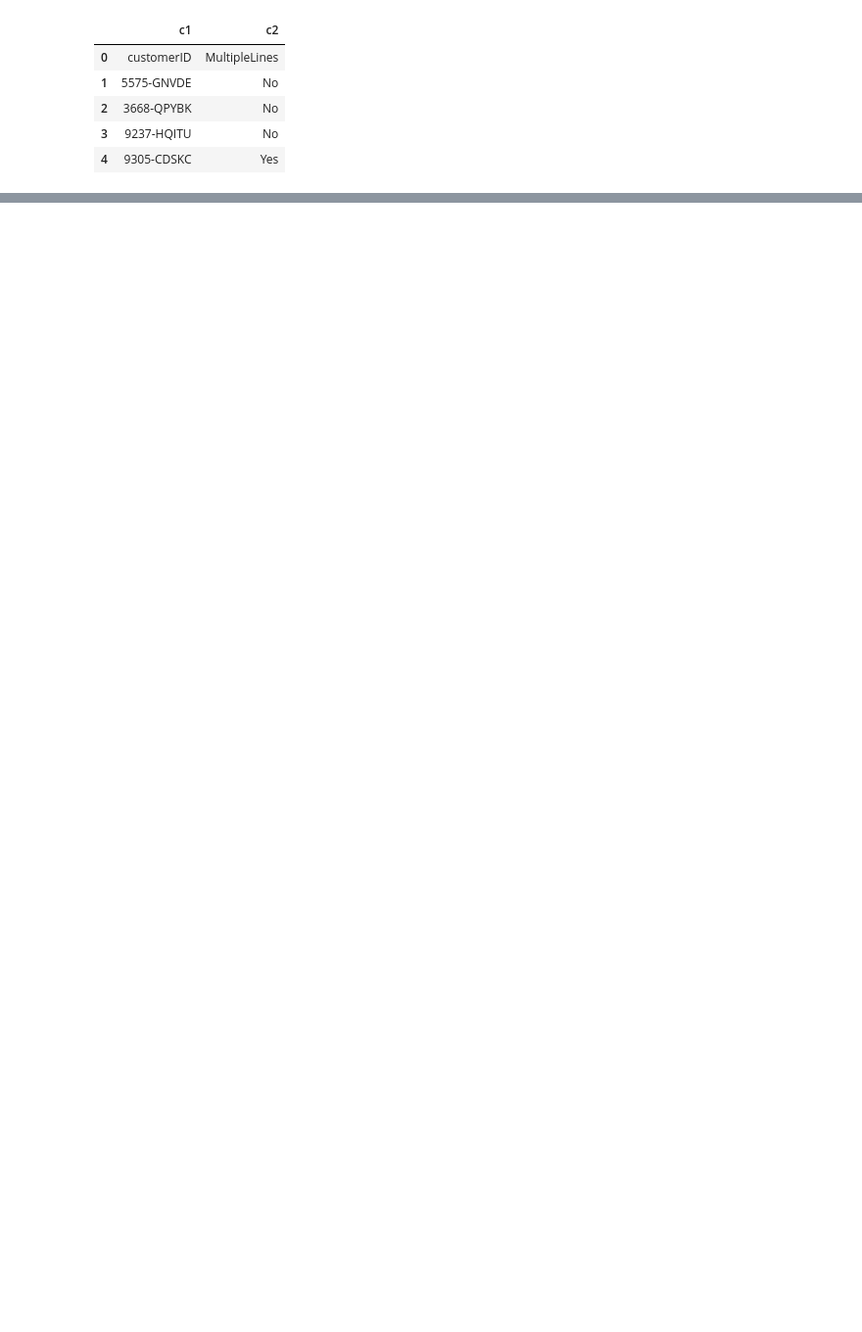
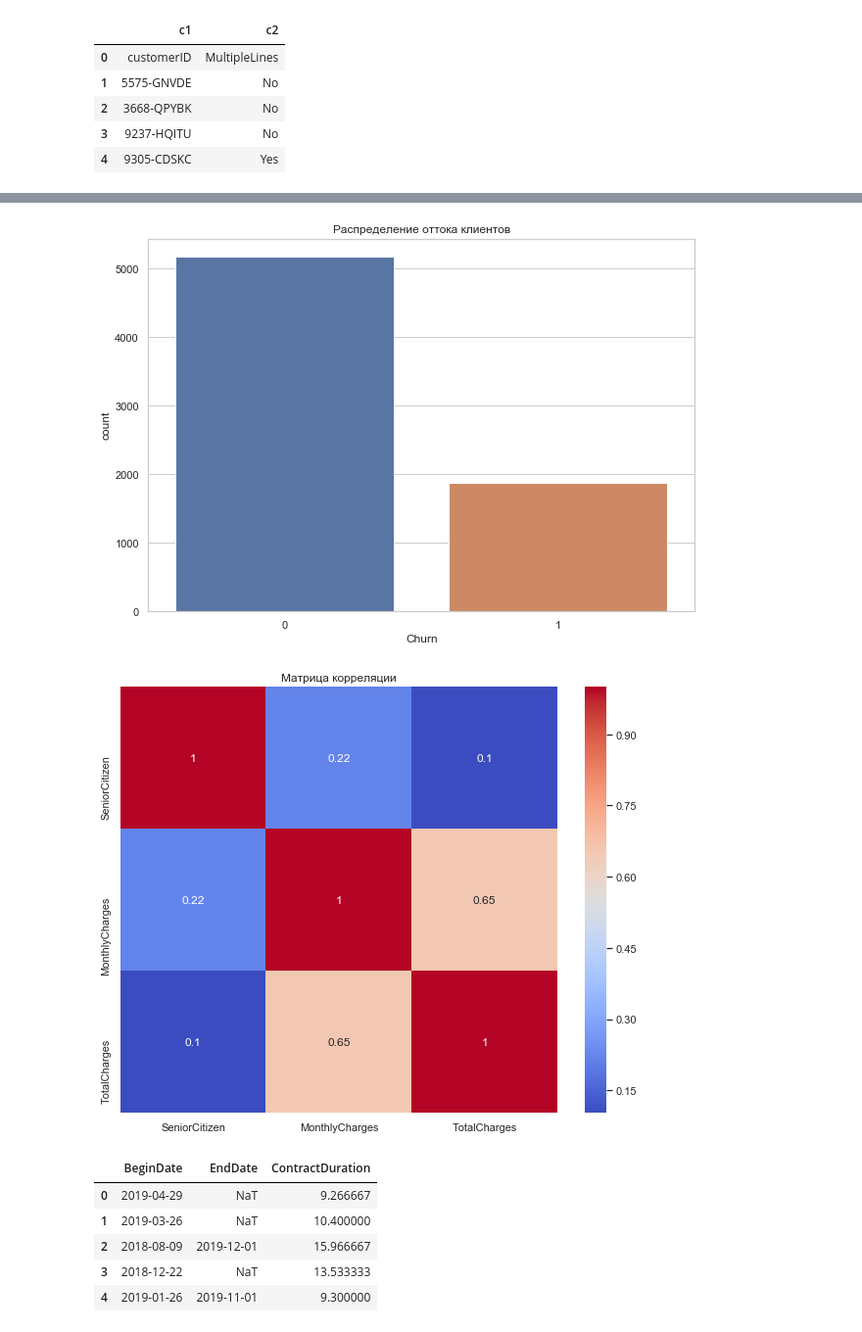
Before and after one commit to GasimV/Telecom-Operator-Churn-Prediction, a Jupyter notebook: teledom_churn_prediction.ipynb, the cells around one changed output, grey strips where cells are left out. Shown at 98% size. Saved outputs shown, nothing was run; the diff lists cells and outputs as text; code cells hidden in the pictures; blank space fills up the shorter version.

```diff
--- a/teledom_churn_prediction.ipynb
+++ b/teledom_churn_prediction.ipynb
@@ -78,0 +239,12 @@ display(phone_data.head())
+# %%
+# Merging the data
+merged_data = pd.merge(personal_data, contract_data, on='customerID', how='left')
+merged_data = pd.merge(merged_data, internet_data, on='customerID', how='left')
+merged_data = pd.merge(merged_data, phone_data, on='customerID', how='left')
+
+# Ensuring each customer has only one record
+merged_data_duplicates = merged_data.duplicated(subset=['customerID']).sum()
+
+# Checking the merged data and any duplicates
+display(merged_data.head())
+print("Количество дубликатов: {}".format(merged_data_duplicates))
@@ -78,0 +266,38 @@ display(phone_data.head())
+# %%
+# Setting the aesthetic style of the plots
+sns.set(style="whitegrid")
+
+# Conducting Exploratory Analysis
+# 1. Distribution of Churn
+plt.figure(figsize=(10, 7))
+sns.countplot(x='Churn', data=merged_data)
+plt.title('Распределение оттока клиентов')
+plt.show()
+
+# 2. Correlation Analysis
+# Selecting numerical features for correlation analysis
+numerical_features = merged_data.select_dtypes(include=['int64', 'float64'])
+correlation_matrix = numerical_features.corr()
+
+plt.figure(figsize=(10, 8))
+sns.heatmap(correlation_matrix, annot=True, cmap='coolwarm')
+plt.title('Матрица корреляции')
+plt.show()
+
+# 3. Contract Duration Feature
+# Creating a new feature 'ContractDuration' in months
+merged_data['ContractDuration'] = (
+    (merged_data['EndDate'].fillna(pd.to_datetime('2020-02-01')) - merged_data['BeginDate'])
+    .dt.days / 30
+)
+
+merged_data[['BeginDate', 'EndDate', 'ContractDuration']].head()
+# %% [output]
+[figure, added]
+[figure, added]
+|  | BeginDate | EndDate | ContractDuration |
+| 0 | 2019-04-29 | NaT | 9.266667 |
+| 1 | 2019-03-26 | NaT | 10.400000 |
+| 2 | 2018-08-09 | 2019-12-01 | 15.966667 |
+| 3 | 2018-12-22 | NaT | 13.533333 |
+| 4 | 2019-01-26 | 2019-11-01 | 9.300000 |
```
Also changed, not shown: parts of 24 cells of this notebook.
